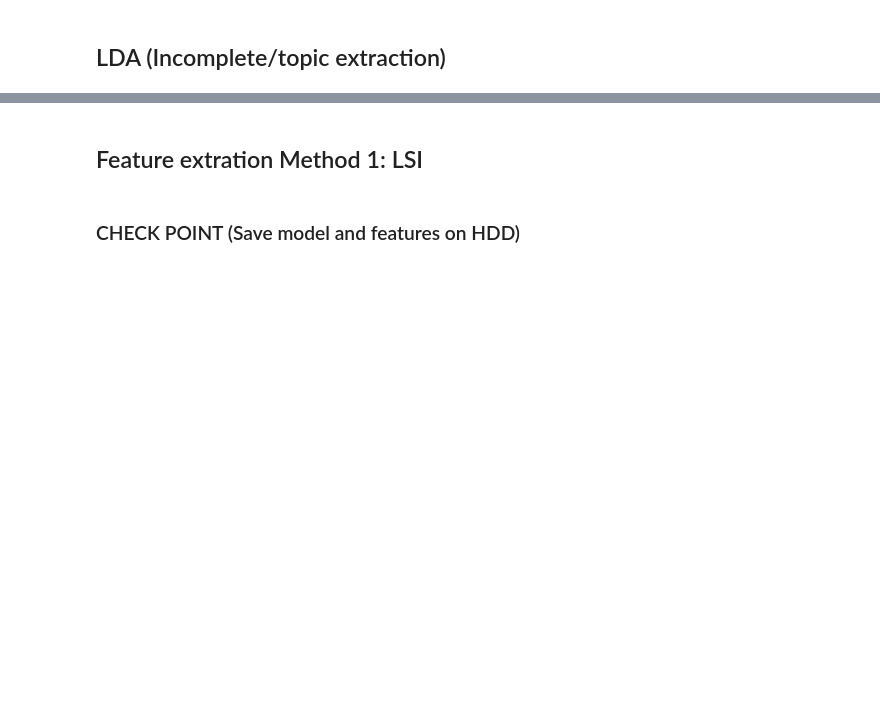
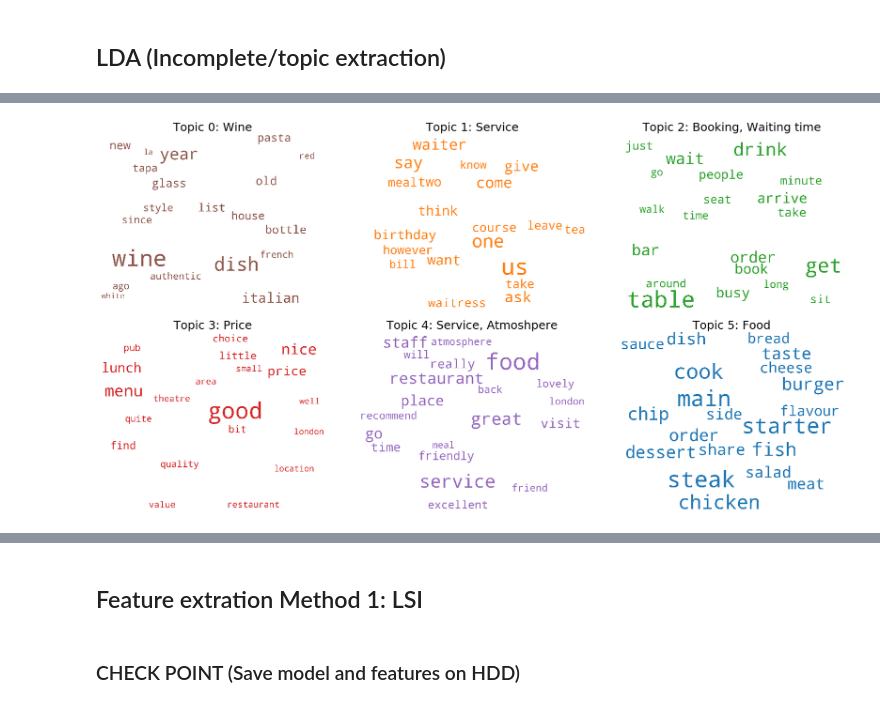
Before and after one commit to GanJiayu/Capgemini_DataCamp2020_Group3, a Jupyter notebook: Session 3 HW/Word_embedding.ipynb, the cells around one changed output, grey strips where cells are left out. Drawn from its saved outputs; the diff is of its cells as text; code cells hidden in the pictures; blank space fills up the shorter version.

```diff
--- a/Session 3 HW/Word_embedding.ipynb
+++ b/Session 3 HW/Word_embedding.ipynb
@@ -229,3 +294,7 @@ model = LdaModel(
+# %%
+# Load LDA model.
+from gensim.models import LdaModel,LdaMulticore
+model = LdaModel.load(r'LDA.model')
 # %%
 from pprint import pprint
 pprint(model.print_topics())
@@ -252,39 +349,43 @@ df['dominant_topic'].hist()
 # %%
-from matplotlib import pyplot as plt
-from wordcloud import WordCloud, STOPWORDS
-import matplotlib.colors as mcolors
-
 cols = [color for name, color in mcolors.TABLEAU_COLORS.items()]  # more colors: 'mcolors.XKCD_COLORS'
 
-from stop_words import get_stop_words
-stop_words = get_stop_words('en')
 my_stop_words = []
-all_stop_words =  stop_words + my_stop_words
+all_stop_words =  my_stop_words
 
 cloud = WordCloud(stopwords=all_stop_words,
                   background_color='white',
                   width=2500,
-                  height=1800,
-                  max_words=10,
+                  height=2000,
+                  max_words=20,
                   colormap='tab10',
-                  color_func=lambda *args, **kwargs: cols[i],
+                  color_func=lambda *args, **kwargs: cols2[i],
                   prefer_horizontal=1.0)
 
-topics = model.show_topics(formatted=False)
+topics = model.show_topics(formatted=False, num_words=20)
 
-fig, axes = plt.subplots(2, 2, figsize=(10,10), sharex=True, sharey=True)
+fig, axes = plt.subplots(2, 3, figsize=(24,12), sharex=True, sharey=True)
+
+titles_list = ['Wine',
+              'Service',
+              'Booking, Waiting time',
+              'Price',
+              'Service, Atmoshpere',
+              'Food']
+
 
 for i, ax in enumerate(axes.flatten()):
     fig.add_subplot(ax)
     topic_words = dict(topics[i][1])
-    cloud.generate_from_frequencies(topic_words, max_font_size=300)
+    cloud.generate_from_frequencies(topic_words, max_font_size=250)
     plt.gca().imshow(cloud)
-    plt.gca().set_title('Topic ' + str(i), fontdict=dict(size=16))
+    plt.gca().set_title('Topic ' + str(i) + ': ' + titles_list[i], fontdict=dict(size=25))
     plt.gca().axis('off')
 
 
 plt.subplots_adjust(wspace=0, hspace=0)
 plt.axis('off')
 plt.margins(x=0, y=0)
 plt.tight_layout()
 plt.show()
+# %% [output]
+[figure, added]
```
Also changed, not shown: parts of 45 cells of this notebook, 1 other file.
